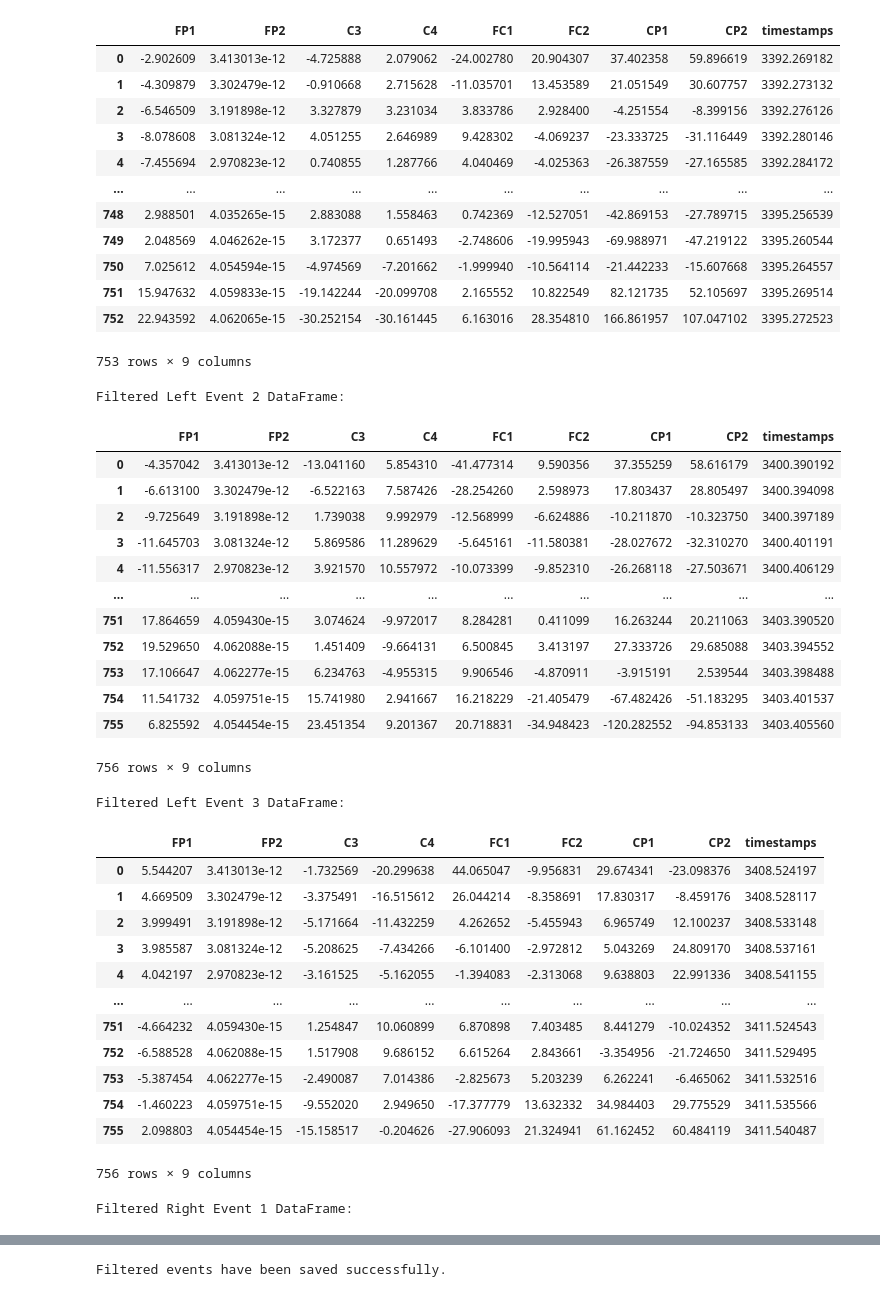
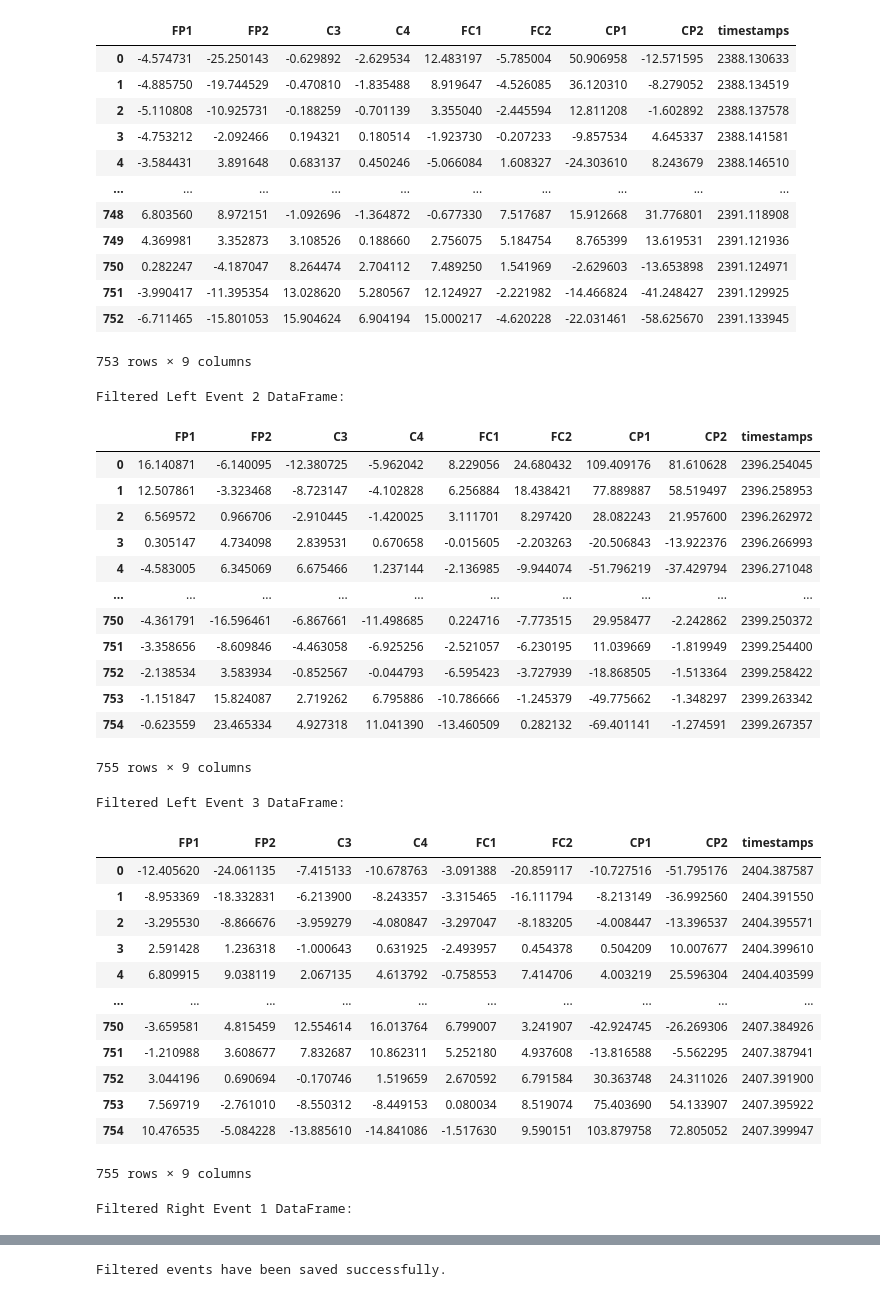
Before and after one commit to cosmicdonut1/NEvol-project, a Jupyter notebook: nzp_preprocessing.ipynb, the cells around one changed output, grey strips where cells are left out. Drawn from its saved outputs; the diff is of its cells as text; code cells hidden in the pictures.

```diff
--- a/nzp_preprocessing.ipynb
+++ b/nzp_preprocessing.ipynb
@@ -18,10 +18,10 @@ import pickle
 %matplotlib qt
 # %%
 # Loading files and forming the initial DataFrames
-file_path = 'processed_data/motor_imagery/2024-08-10_14-35-49/task_data/task_markers.npz'  # Replace with your file path
+file_path = 'processed_data/motor_imagery/2024-08-10_14-19-00/task_data/task_markers.npz'  # Replace with your file path
 df_tasks = load_task_markers(file_path)
 
-folder_path = 'processed_data/motor_imagery/2024-08-10_14-35-49/signal_data/'
+folder_path = 'processed_data/motor_imagery/2024-08-10_14-19-00/signal_data/'
 df_buffers = load_buffers(folder_path)
 
 df_buffers = df_buffers.sort_values('timestamps').reset_index(drop=True)
@@ -237,8 +237,8 @@ def filter_eeg_data(df, sfreq, low_freq, high_freq, pad_len=256):
 
 # Частота выборки и параметры фильтрации
 sfreq = 250  # частота выборки
-low_freq = 1.0  # нижняя граница фильтра
-high_freq = 40.0  # верхняя граница фильтра
+low_freq = 8.0  # нижняя граница фильтра
+high_freq = 30.0  # верхняя граница фильтра
 
 # Применение фильтрации к событиям 'left', 'right', 'rest'
 left_events_filtered = [filter_eeg_data(df, sfreq, low_freq, high_freq) for df in left_events]
@@ -272,49 +272,49 @@ Butterworth bandpass zero-phase (two-pass forward and reverse) non-causal filter
 
 ... (237 lines left out)
 - Filter order 16 (effective, after forward-backward)
 - Cutoffs at 49.38, 50.62 Hz: -6.02, -6.02 dB
 
 Filtered Left Event 1 DataFrame:
 |  | FP1 | FP2 | C3 | C4 | FC1 | FC2 | CP1 | CP2 | timestamps |
-| 0 | -2.902609 | 3.413013e-12 | -4.725888 | 2.079062 | -24.002780 | 20.904307 | 37.402358 | 59.896619 | 3392.269182 |
-| 1 | -4.309879 | 3.302479e-12 | -0.910668 | 2.715628 | -11.035701 | 13.453589 | 21.051549 | 30.607757 | 3392.273132 |
-| 2 | -6.546509 | 3.191898e-12 | 3.327879 | 3.231034 | 3.833786 | 2.928400 | -4.251554 | -8.399156 | 3392.276126 |
-| 3 | -8.078608 | 3.081324e-12 | 4.051255 | 2.646989 | 9.428302 | -4.069237 | -23.333725 | -31.116449 | 3392.280146 |
-| 4 | -7.455694 | 2.970823e-12 | 0.740855 | 1.287766 | 4.040469 | -4.025363 | -26.387559 | -27.165585 | 3392.284172 |
+| 0 | -4.574731 | -25.250143 | -0.629892 | -2.629534 | 12.483197 | -5.785004 | 50.906958 | -12.571595 | 2388.130633 |
+| 1 | -4.885750 | -19.744529 | -0.470810 | -1.835488 | 8.919647 | -4.526085 | 36.120310 | -8.279052 | 2388.134519 |
+| 2 | -5.110808 | -10.925731 | -0.188259 | -0.701139 | 3.355040 | -2.445594 | 12.811208 | -1.602892 | 2388.137578 |
+| 3 | -4.753212 | -2.092466 | 0.194321 | 0.180514 | -1.923730 | -0.207233 | -9.857534 | 4.645337 | 2388.141581 |
+| 4 | -3.584431 | 3.891648 | 0.683137 | 0.450246 | -5.066084 | 1.608327 | -24.303610 | 8.243679 | 2388.146510 |
 | ... | ... | ... | ... | ... | ... | ... | ... | ... | ... |
-| 748 | 2.988501 | 4.035265e-15 | 2.883088 | 1.558463 | 0.742369 | -12.527051 | -42.869153 | -27.789715 | 3395.256539 |
-| 749 | 2.048569 | 4.046262e-15 | 3.172377 | 0.651493 | -2.748606 | -19.995943 | -69.988971 | -47.219122 | 3395.260544 |
-| 750 | 7.025612 | 4.054594e-15 | -4.974569 | -7.201662 | -1.999940 | -10.564114 | -21.442233 | -15.607668 | 3395.264557 |
-| 751 | 15.947632 | 4.059833e-15 | -19.142244 | -20.099708 | 2.165552 | 10.822549 | 82.121735 | 52.105697 | 3395.269514 |
-| 752 | 22.943592 | 4.062065e-15 | -30.252154 | -30.161445 | 6.163016 | 28.354810 | 166.861957 | 107.047102 | 3395.272523 |
+| 748 | 6.803560 | 8.972151 | -1.092696 | -1.364872 | -0.677330 | 7.517687 | 15.912668 | 31.776801 | 2391.118908 |
+| 749 | 4.369981 | 3.352873 | 3.108526 | 0.188660 | 2.756075 | 5.184754 | 8.765399 | 13.619531 | 2391.121936 |
+| 750 | 0.282247 | -4.187047 | 8.264474 | 2.704112 | 7.489250 | 1.541969 | -2.629603 | -13.653898 | 2391.124971 |
+| 751 | -3.990417 | -11.395354 | 13.028620 | 5.280567 | 12.124927 | -2.221982 | -14.466824 | -41.248427 | 2391.129925 |
+| 752 | -6.711465 | -15.801053 | 15.904624 | 6.904194 | 15.000217 | -4.620228 | -22.031461 | -58.625670 | 2391.133945 |
 753 rows × 9 columns
 Filtered Left Event 2 DataFrame:
 |  | FP1 | FP2 | C3 | C4 | FC1 | FC2 | CP1 | CP2 | timestamps |
-| 0 | -4.357042 | 3.413013e-12 | -13.041160 | 5.854310 | -41.477314 | 9.590356 | 37.355259 | 58.616179 | 3400.390192 |
-| 1 | -6.613100 | 3.302479e-12 | -6.522163 | 7.587426 | -28.254260 | 2.598973 | 17.803437 | 28.805497 | 3400.394098 |
-| 2 | -9.725649 | 3.191898e-12 | 1.739038 | 9.992979 | -12.568999 | -6.624886 | -10.211870 | -10.323750 | 3400.397189 |
-| 3 | -11.645703 | 3.081324e-12 | 5.869586 | 11.289629 | -5.645161 | -11.580381 | -28.027672 | -32.310270 | 3400.401191 |
-| 4 | -11.556317 | 2.970823e-12 | 3.921570 | 10.557972 | -10.073399 | -9.852310 | -26.268118 | -27.503671 | 3400.406129 |
+| 0 | 16.140871 | -6.140095 | -12.380725 | -5.962042 | 8.229056 | 24.680432 | 109.409176 | 81.610628 | 2396.254045 |
+| 1 | 12.507861 | -3.323468 | -8.723147 | -4.102828 | 6.256884 | 18.438421 | 77.889887 | 58.519497 | 2396.258953 |
+| 2 | 6.569572 | 0.966706 | -2.910445 | -1.420025 | 3.111701 | 8.297420 | 28.082243 | 21.957600 | 2396.262972 |
+| 3 | 0.305147 | 4.734098 | 2.839531 | 0.670658 | -0.015605 | -2.203263 | -20.506843 | -13.922376 | 2396.266993 |
+| 4 | -4.583005 | 6.345069 | 6.675466 | 1.237144 | -2.136985 | -9.944074 | -51.796219 | -37.429794 | 2396.271048 |
 | ... | ... | ... | ... | ... | ... | ... | ... | ... | ... |
-| 751 | 17.864659 | 4.059430e-15 | 3.074624 | -9.972017 | 8.284281 | 0.411099 | 16.263244 | 20.211063 | 3403.390520 |
-| 752 | 19.529650 | 4.062088e-15 | 1.451409 | -9.664131 | 6.500845 | 3.413197 | 27.333726 | 29.685088 | 3403.394552 |
-| 753 | 17.106647 | 4.062277e-15 | 6.234763 | -4.955315 | 9.906546 | -4.870911 | -3.915191 | 2.539544 | 3403.398488 |
-| 754 | 11.541732 | 4.059751e-15 | 15.741980 | 2.941667 | 16.218229 | -21.405479 | -67.482426 | -51.183295 | 3403.401537 |
-| 755 | 6.825592 | 4.054454e-15 | 23.451354 | 9.201367 | 20.718831 | -34.948423 | -120.282552 | -94.853133 | 3403.405560 |
+| 750 | -4.361791 | -16.596461 | -6.867661 | -11.498685 | 0.224716 | -7.773515 | 29.958477 | -2.242862 | 2399.250372 |
+| 751 | -3.358656 | -8.609846 | -4.463058 | -6.925256 | -2.521057 | -6.230195 | 11.039669 | -1.819949 | 2399.254400 |
+| 752 | -2.138534 | 3.583934 | -0.852567 | -0.044793 | -6.595423 | -3.727939 | -18.868505 | -1.513364 | 2399.258422 |
+| 753 | -1.151847 | 15.824087 | 2.719262 | 6.795886 | -10.786666 | -1.245379 | -49.775662 | -1.348297 | 2399.263342 |
+| 754 | -0.623559 | 23.465334 | 4.927318 | 11.041390 | -13.460509 | 0.282132 | -69.401141 | -1.274591 | 2399.267357 |
-756 rows × 9 columns
+755 rows × 9 columns
 Filtered Left Event 3 DataFrame:
 |  | FP1 | FP2 | C3 | C4 | FC1 | FC2 | CP1 | CP2 | timestamps |
-| 0 | 5.544207 | 3.413013e-12 | -1.732569 | -20.299638 | 44.065047 | -9.956831 | 29.674341 | -23.098376 | 3408.524197 |
-| 1 | 4.669509 | 3.302479e-12 | -3.375491 | -16.515612 | 26.044214 | -8.358691 | 17.830317 | -8.459176 | 3408.528117 |
-| 2 | 3.999491 | 3.191898e-12 | -5.171664 | -11.432259 | 4.262652 | -5.455943 | 6.965749 | 12.100237 | 3408.533148 |
-| 3 | 3.985587 | 3.081324e-12 | -5.208625 | -7.434266 | -6.101400 | -2.972812 | 5.043269 | 24.809170 | 3408.537161 |
-| 4 | 4.042197 | 2.970823e-12 | -3.161525 | -5.162055 | -1.394083 | -2.313068 | 9.638803 | 22.991336 | 3408.541155 |
+| 0 | -12.405620 | -24.061135 | -7.415133 | -10.678763 | -3.091388 | -20.859117 | -10.727516 | -51.795176 | 2404.387587 |
+| 1 | -8.953369 | -18.332831 | -6.213900 | -8.243357 | -3.315465 | -16.111794 | -8.213149 | -36.992560 | 2404.391550 |
+| 2 | -3.295530 | -8.866676 | -3.959279 | -4.080847 | -3.297047 | -8.183205 | -4.008447 | -13.396537 | 2404.395571 |
+| 3 | 2.591428 | 1.236318 | -1.000643 | 0.631925 | -2.493957 | 0.454378 | 0.504209 | 10.007677 | 2404.399610 |
+| 4 | 6.809915 | 9.038119 | 2.067135 | 4.613792 | -0.758553 | 7.414706 | 4.003219 | 25.596304 | 2404.403599 |
 | ... | ... | ... | ... | ... | ... | ... | ... | ... | ... |
-| 751 | -4.664232 | 4.059430e-15 | 1.254847 | 10.060899 | 6.870898 | 7.403485 | 8.441279 | -10.024352 | 3411.524543 |
-| 752 | -6.588528 | 4.062088e-15 | 1.517908 | 9.686152 | 6.615264 | 2.843661 | -3.354956 | -21.724650 | 3411.529495 |
-| 753 | -5.387454 | 4.062277e-15 | -2.490087 | 7.014386 | -2.825673 | 5.203239 | 6.262241 | -6.465062 | 3411.532516 |
-| 754 | -1.460223 | 4.059751e-15 | -9.552020 | 2.949650 | -17.377779 | 13.632332 | 34.984403 | 29.775529 | 3411.535566 |
-| 755 | 2.098803 | 4.054454e-15 | -15.158517 | -0.204626 | -27.906093 | 21.324941 | 61.162452 | 60.484119 | 3411.540487 |
+| 750 | -3.659581 | 4.815459 | 12.554614 | 16.013764 | 6.799007 | 3.241907 | -42.924745 | -26.269306 | 2407.384926 |
+| 751 | -1.210988 | 3.608677 | 7.832687 | 10.862311 | 5.252180 | 4.937608 | -13.816588 | -5.562295 | 2407.387941 |
+| 752 | 3.044196 | 0.690694 | -0.170746 | 1.519659 | 2.670592 | 6.791584 | 30.363748 | 24.311026 | 2407.391900 |
+| 753 | 7.569719 | -2.761010 | -8.550312 | -8.449153 | 0.080034 | 8.519074 | 75.403690 | 54.133907 | 2407.395922 |
+| 754 | 10.476535 | -5.084228 | -13.885610 | -14.841086 | -1.517630 | 9.590151 | 103.879758 | 72.805052 | 2407.399947 |
-756 rows × 9 columns
+755 rows × 9 columns
 Filtered Right Event 1 DataFrame:
 |  | FP1 | FP2 | C3 | C4 | FC1 | FC2 | CP1 | CP2 | timestamps |
```
Also changed, not shown: parts of 7 cells of this notebook, 1 other file.
